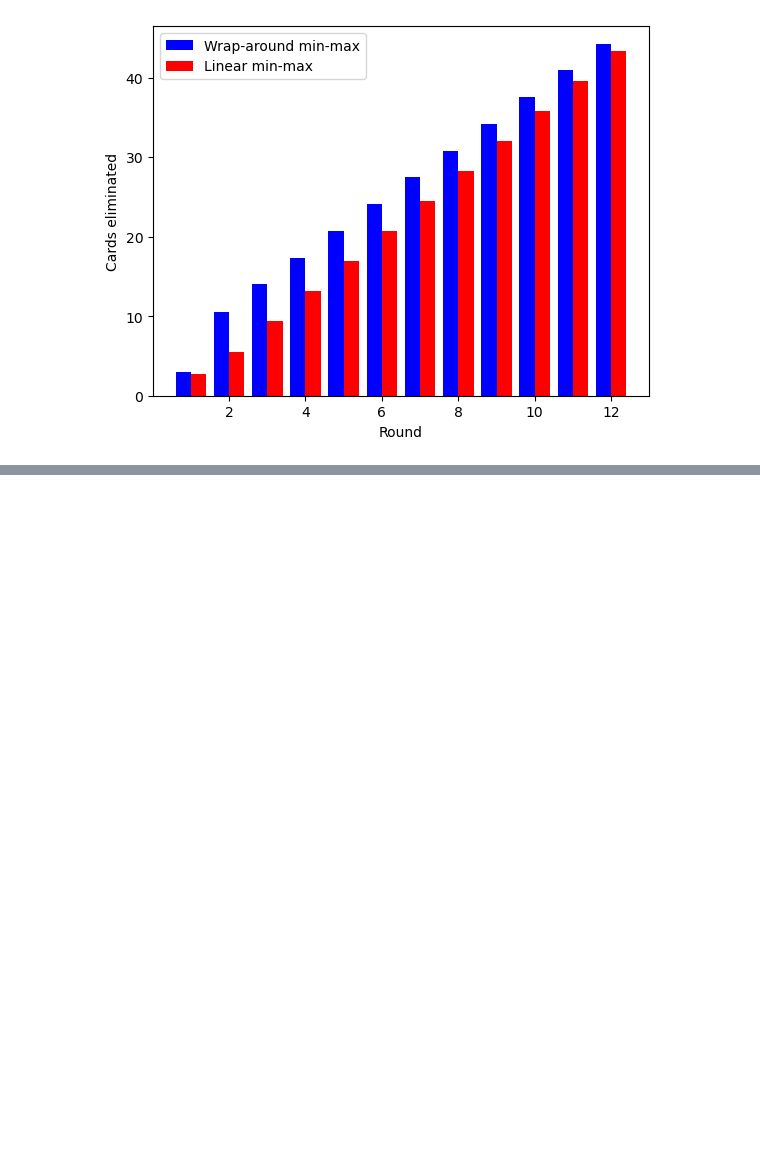
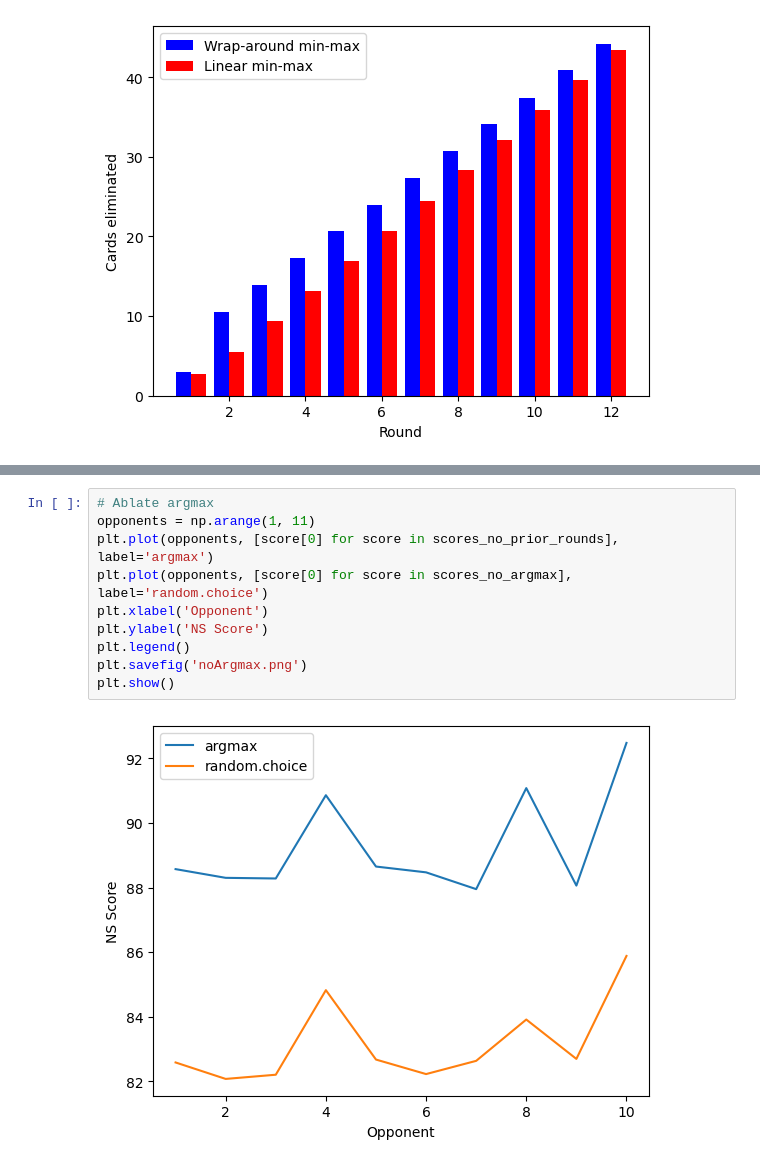
Before and after one commit to ArmanOzcan18/Guess-My-Hand, a Jupyter notebook: teams/wrap_analysis.ipynb, the cells around one changed output, grey strips where cells are left out. Cells and saved outputs as stored; diff of their text form; blank space fills up the shorter version.

```diff
--- a/teams/wrap_analysis.ipynb
+++ b/teams/wrap_analysis.ipynb
@@ -210,0 +297,12 @@ Median score difference: 3.8599999999999994
+# %%
+# Ablate argmax
+opponents = np.arange(1, 11)
+plt.plot(opponents, [score[0] for score in scores_no_prior_rounds], label='argmax')
+plt.plot(opponents, [score[0] for score in scores_no_argmax], label='random.choice')
+plt.xlabel('Opponent')
+plt.ylabel('NS Score')
+plt.legend()
+plt.savefig('noArgmax.png')
+plt.show()
+# %% [output]
+[figure, added]
```
Also changed, not shown: parts of 8 cells of this notebook, 8 other files.
